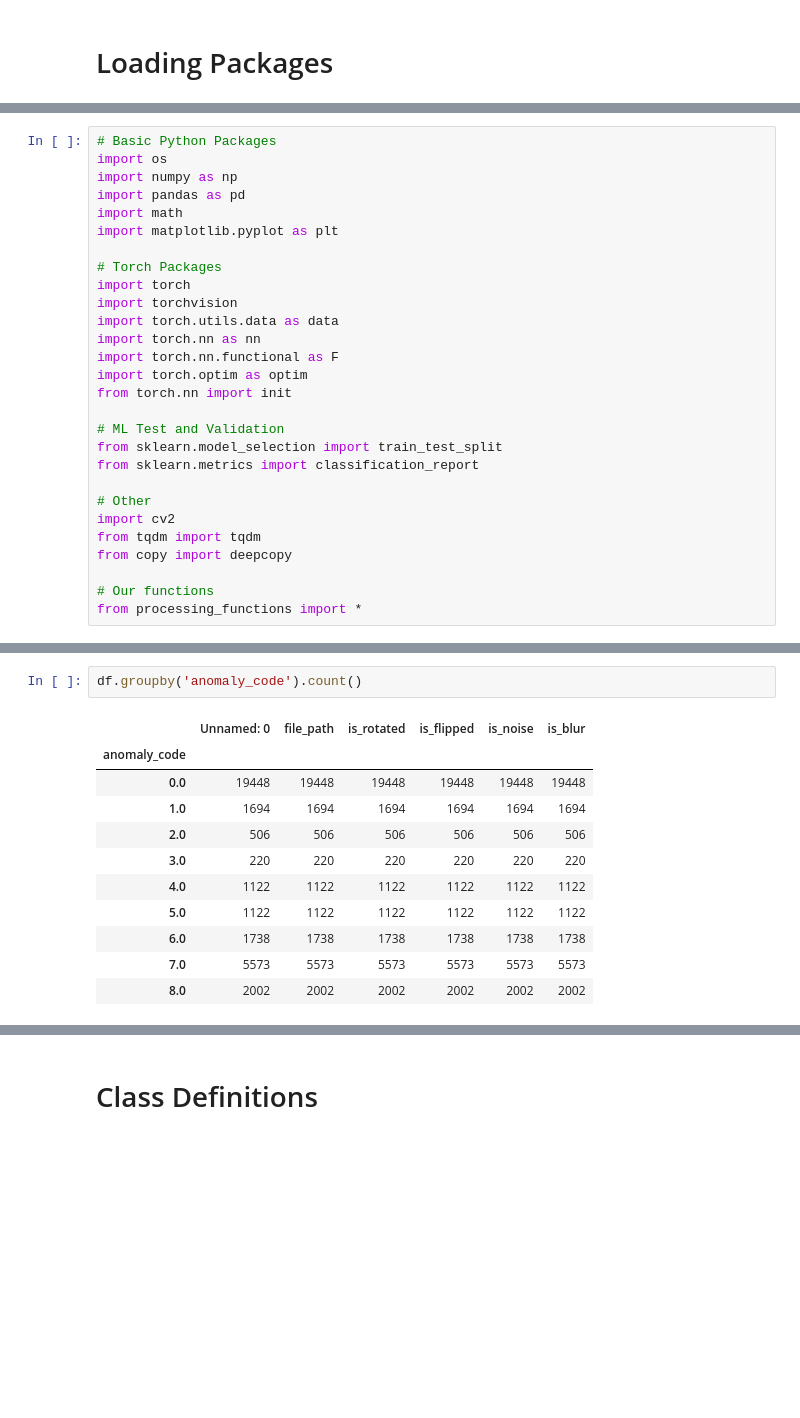
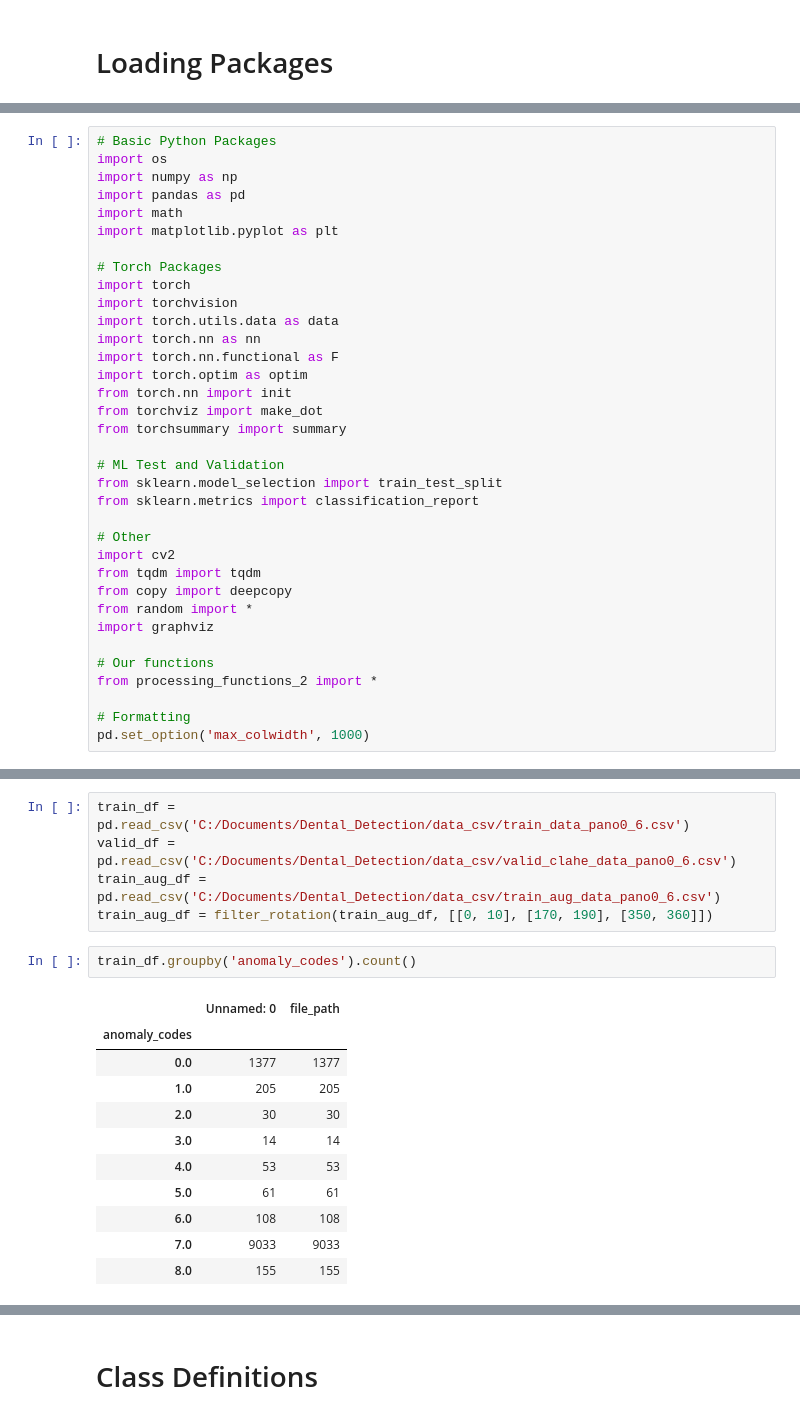
Before and after one commit to anacrusis24/dental-anomaly-detection, a Jupyter notebook: classification-model.ipynb, the cells around one changed output, grey strips where cells are left out. Drawn from its saved outputs; the diff is of its cells as text; blank space fills up the shorter version.

```diff
--- a/classification-model.ipynb
+++ b/classification-model.ipynb
@@ -19,6 +22,8 @@ import torch.nn as nn
 import torch.nn.functional as F
 import torch.optim as optim
 from torch.nn import init
+from torchviz import make_dot
+from torchsummary import summary
 
 # ML Test and Validation
 from sklearn.model_selection import train_test_split
@@ -28,7 +33,12 @@ from sklearn.metrics import classification_report
 import cv2
 from tqdm import tqdm
 from copy import deepcopy
+from random import *
+import graphviz
 
 # Our functions
-from processing_functions import *
+from processing_functions_2 import *
+
+# Formatting
+pd.set_option('max_colwidth', 1000)
 # %% [markdown]
@@ -67,14 +101,19 @@ print(len(os.listdir('C:/Documents/Dental_Detection/Segmented_Images_3/')))
+# %%
+train_df = pd.read_csv('C:/Documents/Dental_Detection/data_csv/train_data_pano0_6.csv')
+valid_df = pd.read_csv('C:/Documents/Dental_Detection/data_csv/valid_clahe_data_pano0_6.csv')
+train_aug_df = pd.read_csv('C:/Documents/Dental_Detection/data_csv/train_aug_data_pano0_6.csv')
+train_aug_df = filter_rotation(train_aug_df, [[0, 10], [170, 190], [350, 360]])
 # %%
-df.groupby('anomaly_code').count()
+train_df.groupby('anomaly_codes').count()
 # %% [output]
-|  | Unnamed: 0 | file_path | is_rotated | is_flipped | is_noise | is_blur |
-| anomaly_code |  |  |  |  |  |  |
-| 0.0 | 19448 | 19448 | 19448 | 19448 | 19448 | 19448 |
-| 1.0 | 1694 | 1694 | 1694 | 1694 | 1694 | 1694 |
-| 2.0 | 506 | 506 | 506 | 506 | 506 | 506 |
-| 3.0 | 220 | 220 | 220 | 220 | 220 | 220 |
-| 4.0 | 1122 | 1122 | 1122 | 1122 | 1122 | 1122 |
-| 5.0 | 1122 | 1122 | 1122 | 1122 | 1122 | 1122 |
-| 6.0 | 1738 | 1738 | 1738 | 1738 | 1738 | 1738 |
-| 7.0 | 5573 | 5573 | 5573 | 5573 | 5573 | 5573 |
-| 8.0 | 2002 | 2002 | 2002 | 2002 | 2002 | 2002 |
+|  | Unnamed: 0 | file_path |
+| anomaly_codes |  |  |
+| 0.0 | 1377 | 1377 |
+| 1.0 | 205 | 205 |
+| 2.0 | 30 | 30 |
+| 3.0 | 14 | 14 |
+| 4.0 | 53 | 53 |
+| 5.0 | 61 | 61 |
+| 6.0 | 108 | 108 |
+| 7.0 | 9033 | 9033 |
+| 8.0 | 155 | 155 |
```
Also changed, not shown: parts of 103 cells of this notebook, 5 other files.
